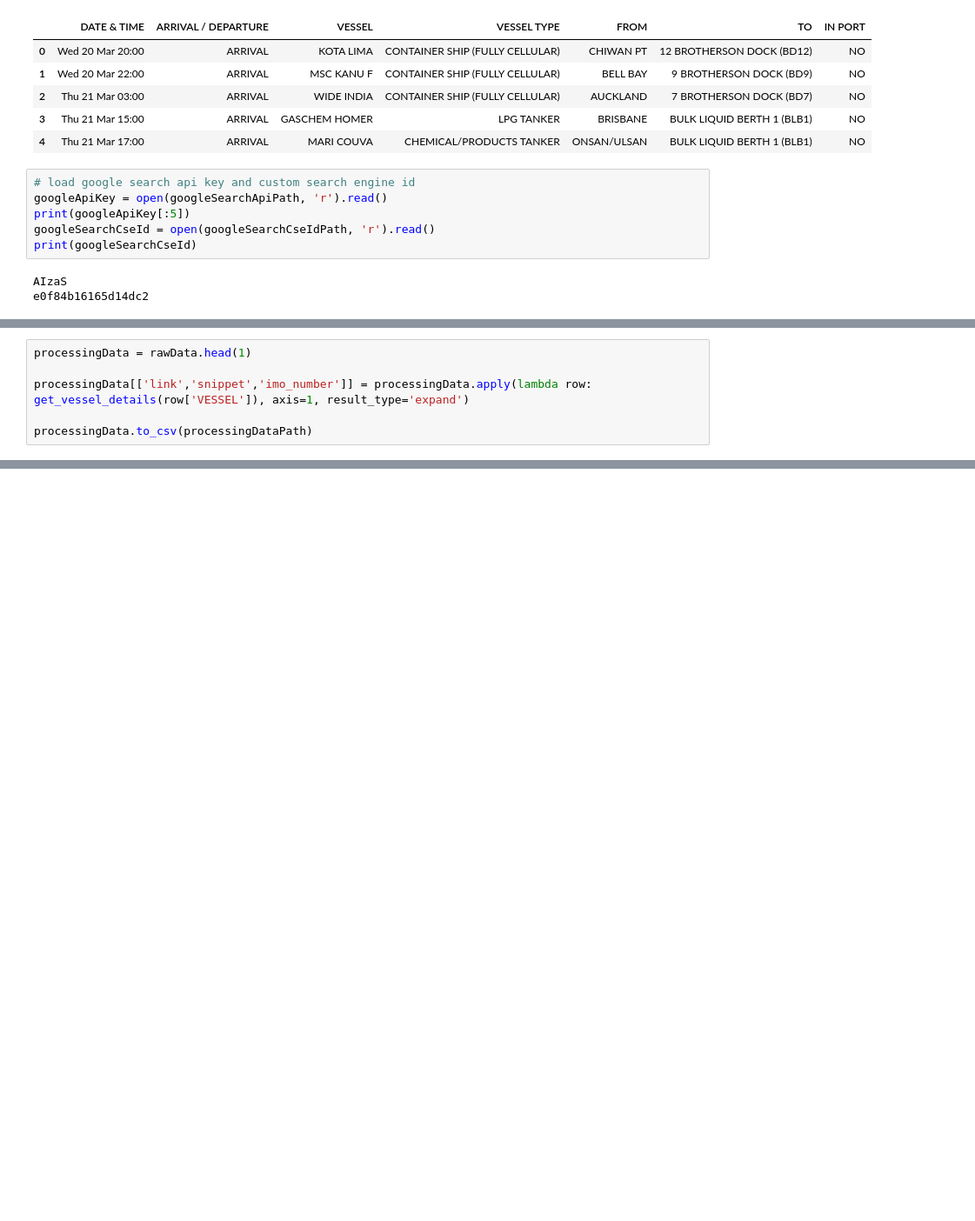
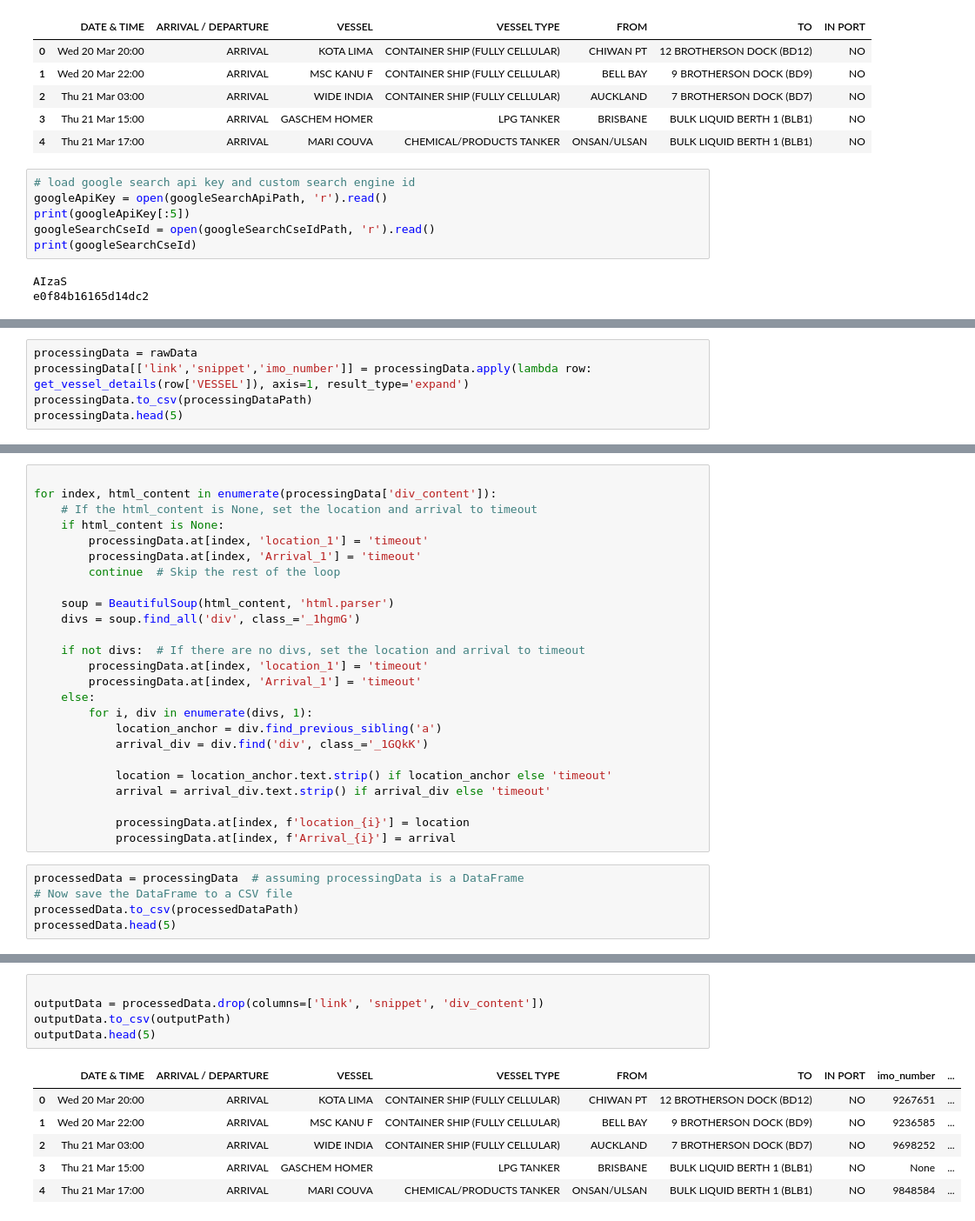
Before and after one commit to xinrzhan/ShipChecking, a Jupyter notebook: ShipChecker.ipynb, the cells around one changed output, grey strips where cells are left out. Shown at 87% size. Drawn from its saved outputs; the diff is of its cells as text; blank space fills up the shorter version.

```diff
--- a/ShipChecker.ipynb
+++ b/ShipChecker.ipynb
@@ -85,8 +85,7 @@ def get_vessel_details(vessel_name):
 
     return link, snippet, imo_number
 # %%
-processingData = rawData.head(1)
-
+processingData = rawData
 processingData[['link','snippet','imo_number']] = processingData.apply(lambda row: get_vessel_details(row['VESSEL']), axis=1, result_type='expand')
-
 processingData.to_csv(processingDataPath)
+processingData.head(5)
@@ -228,0 +132,30 @@ print(reshaped_df)
+# %%
+
+for index, html_content in enumerate(processingData['div_content']):
+    # If the html_content is None, set the location and arrival to timeout
+    if html_content is None:
+        processingData.at[index, 'location_1'] = 'timeout'
+        processingData.at[index, 'Arrival_1'] = 'timeout'
+        continue  # Skip the rest of the loop
+
+    soup = BeautifulSoup(html_content, 'html.parser')
+    divs = soup.find_all('div', class_='_1hgmG')
+
+    if not divs:  # If there are no divs, set the location and arrival to timeout
+        processingData.at[index, 'location_1'] = 'timeout'
+        processingData.at[index, 'Arrival_1'] = 'timeout'
+    else:
+        for i, div in enumerate(divs, 1):
+            location_anchor = div.find_previous_sibling('a')
+            arrival_div = div.find('div', class_='_1GQkK')
+
+            location = location_anchor.text.strip() if location_anchor else 'timeout'
+            arrival = arrival_div.text.strip() if arrival_div else 'timeout'
+
+            processingData.at[index, f'location_{i}'] = location
+            processingData.at[index, f'Arrival_{i}'] = arrival
+# %%
+processedData = processingData  # assuming processingData is a DataFrame
+# Now save the DataFrame to a CSV file
+processedData.to_csv(processedDataPath)
+processedData.head(5)
@@ -228,0 +181,12 @@ print(reshaped_df)
+# %%
+
+outputData = processedData.drop(columns=['link', 'snippet', 'div_content'])
+outputData.to_csv(outputPath)
+outputData.head(5)
+# %% [output]
+|  | DATE & TIME | ARRIVAL / DEPARTURE | VESSEL | VESSEL TYPE | FROM | TO | IN PORT | imo_number | ... |
+| 0 | Wed 20 Mar 20:00 | ARRIVAL | KOTA LIMA | CONTAINER SHIP (FULLY CELLULAR) | CHIWAN PT | 12 BROTHERSON DOCK (BD12) | NO | 9267651 | ... |
+| 1 | Wed 20 Mar 22:00 | ARRIVAL | MSC KANU F | CONTAINER SHIP (FULLY CELLULAR) | BELL BAY | 9 BROTHERSON DOCK (BD9) | NO | 9236585 | ... |
+| 2 | Thu 21 Mar 03:00 | ARRIVAL | WIDE INDIA | CONTAINER SHIP (FULLY CELLULAR) | AUCKLAND | 7 BROTHERSON DOCK (BD7) | NO | 9698252 | ... |
+| 3 | Thu 21 Mar 15:00 | ARRIVAL | GASCHEM HOMER | LPG TANKER | BRISBANE | BULK LIQUID BERTH 1 (BLB1) | NO | None | ... |
+| 4 | Thu 21 Mar 17:00 | ARRIVAL | MARI COUVA | CHEMICAL/PRODUCTS TANKER | ONSAN/ULSAN | BULK LIQUID BERTH 1 (BLB1) | NO | 9848584 | ... |
```
Also changed, not shown: parts of 11 cells of this notebook, 2 other files.
